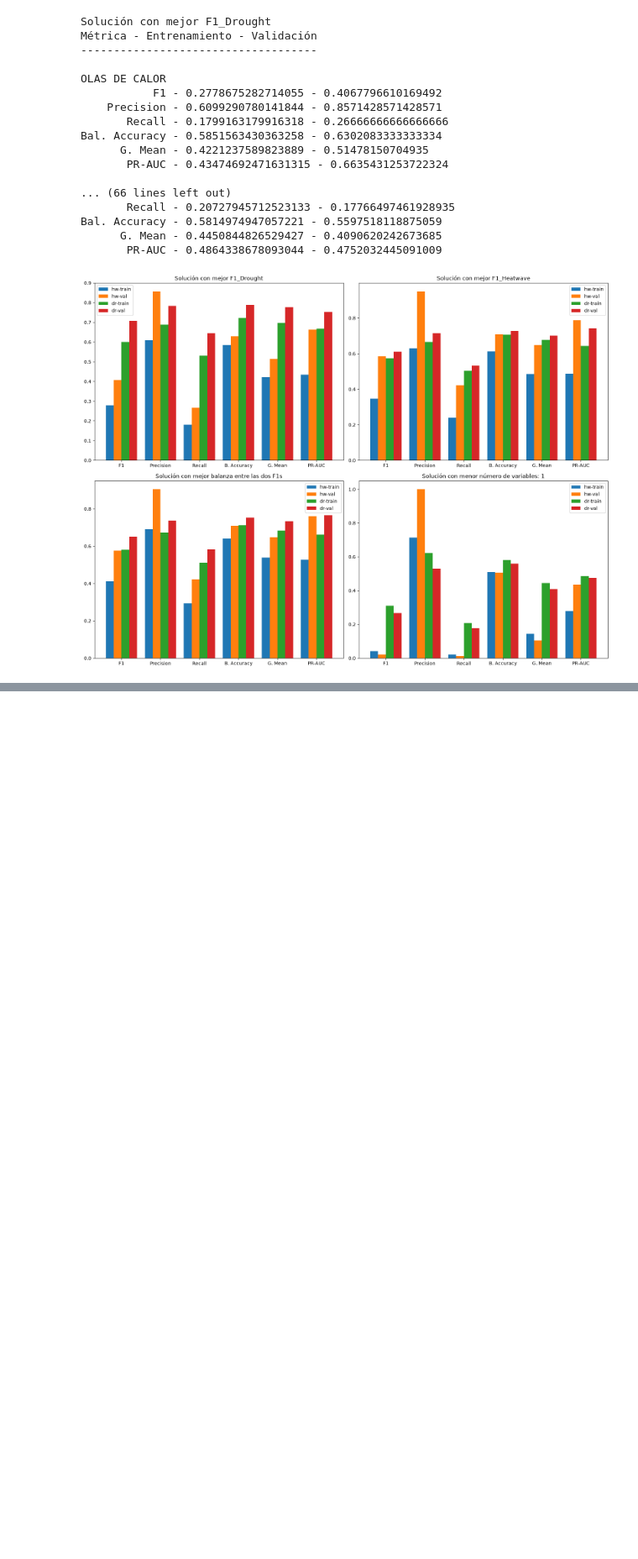
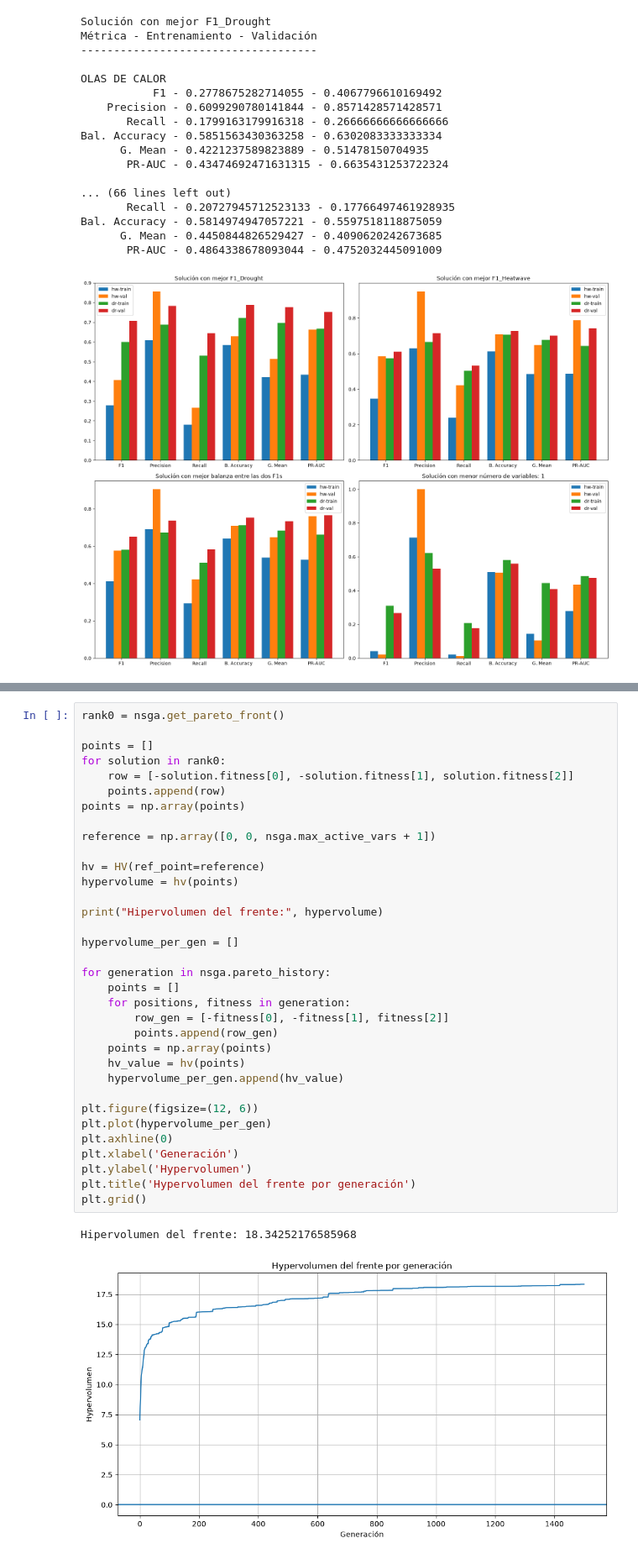
Before and after one commit to Nielicht/nsgaii-climpick, a Jupyter notebook: main.ipynb, the cells around one changed output, grey strips where cells are left out. Shown at 84% size. Drawn from its saved outputs; the diff is of its cells as text; blank space fills up the shorter version.

```diff
--- a/main.ipynb
+++ b/main.ipynb
@@ -380,0 +431,37 @@ Bal. Accuracy - 0.5814974947057221 - 0.5597518118875059
+# %%
+rank0 = nsga.get_pareto_front()
+
+points = []
+for solution in rank0:
+    row = [-solution.fitness[0], -solution.fitness[1], solution.fitness[2]]
+    points.append(row)
+points = np.array(points)
+
+reference = np.array([0, 0, nsga.max_active_vars + 1])
+
+hv = HV(ref_point=reference)
+hypervolume = hv(points)
+
+print("Hipervolumen del frente:", hypervolume)
+
+hypervolume_per_gen = []
+
+for generation in nsga.pareto_history:
+    points = []
+    for positions, fitness in generation:
+        row_gen = [-fitness[0], -fitness[1], fitness[2]]
+        points.append(row_gen)
+    points = np.array(points)
+    hv_value = hv(points)
+    hypervolume_per_gen.append(hv_value)
+
+plt.figure(figsize=(12, 6))
+plt.plot(hypervolume_per_gen)
+plt.axhline(0)
+plt.xlabel('Generación')
+plt.ylabel('Hypervolumen')
+plt.title('Hypervolumen del frente por generación')
+plt.grid()
+# %% [output]
+Hipervolumen del frente: 18.34252176585968
+[figure, added]
```
Also changed, not shown: parts of 6 cells of this notebook, 1 other file.
